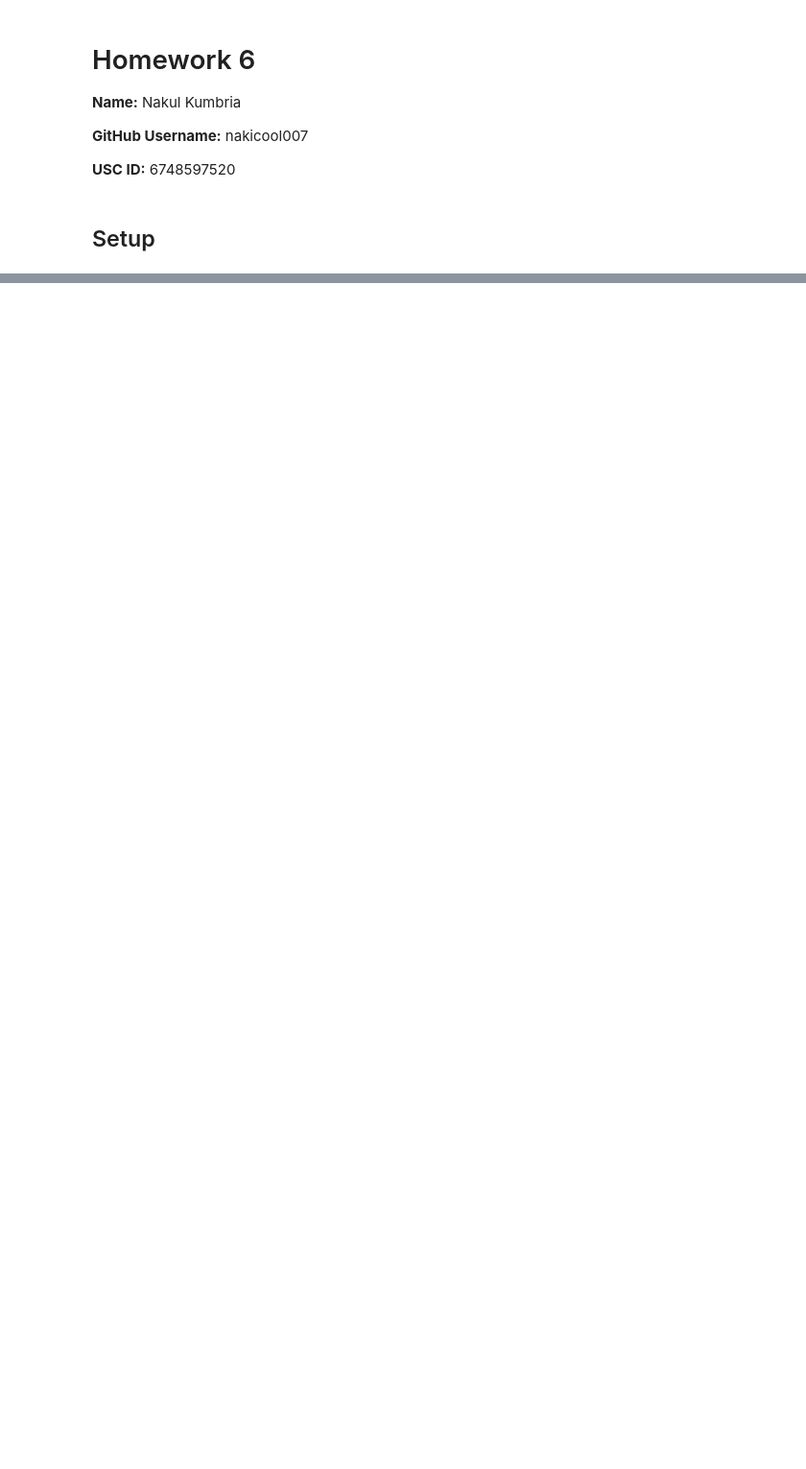
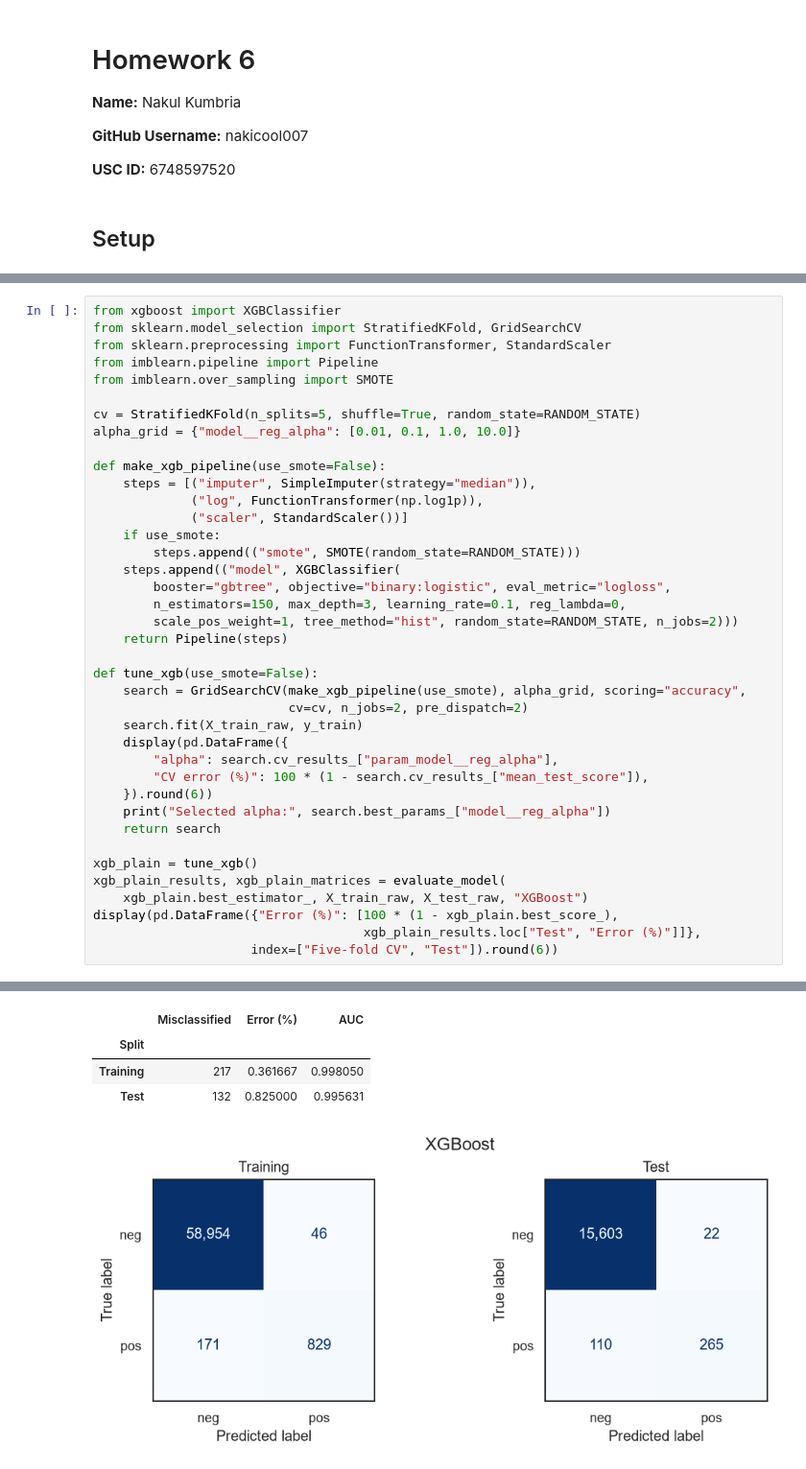
Before and after one commit to nakicool007/aps-failure-classification, a Jupyter notebook: notebook/Kumbria_Nakul_HW6.ipynb, the cells around one changed output, grey strips where cells are left out. Shown at 96% size. Drawn from its saved outputs; the diff is of its cells as text; blank space fills up the shorter version.

```diff
--- a/notebook/Kumbria_Nakul_HW6.ipynb
+++ b/notebook/Kumbria_Nakul_HW6.ipynb
@@ -1558,0 +331,40 @@ after adding this point. The lower-right panel shows the added observation as a
+# %%
+from xgboost import XGBClassifier
+from sklearn.model_selection import StratifiedKFold, GridSearchCV
+from sklearn.preprocessing import FunctionTransformer, StandardScaler
+from imblearn.pipeline import Pipeline
+from imblearn.over_sampling import SMOTE
+
+cv = StratifiedKFold(n_splits=5, shuffle=True, random_state=RANDOM_STATE)
+alpha_grid = {"model__reg_alpha": [0.01, 0.1, 1.0, 10.0]}
+
+def make_xgb_pipeline(use_smote=False):
+    steps = [("imputer", SimpleImputer(strategy="median")),
+             ("log", FunctionTransformer(np.log1p)),
+             ("scaler", StandardScaler())]
+    if use_smote:
+        steps.append(("smote", SMOTE(random_state=RANDOM_STATE)))
+    steps.append(("model", XGBClassifier(
+        booster="gbtree", objective="binary:logistic", eval_metric="logloss",
+        n_estimators=150, max_depth=3, learning_rate=0.1, reg_lambda=0,
+        scale_pos_weight=1, tree_method="hist", random_state=RANDOM_STATE, n_jobs=2)))
+    return Pipeline(steps)
+
+def tune_xgb(use_smote=False):
+    search = GridSearchCV(make_xgb_pipeline(use_smote), alpha_grid, scoring="accuracy",
+                          cv=cv, n_jobs=2, pre_dispatch=2)
+    search.fit(X_train_raw, y_train)
+    display(pd.DataFrame({
+        "alpha": search.cv_results_["param_model__reg_alpha"],
+        "CV error (%)": 100 * (1 - search.cv_results_["mean_test_score"]),
+    }).round(6))
+    print("Selected alpha:", search.best_params_["model__reg_alpha"])
+    return search
+
+xgb_plain = tune_xgb()
+xgb_plain_results, xgb_plain_matrices = evaluate_model(
+    xgb_plain.best_estimator_, X_train_raw, X_test_raw, "XGBoost")
+display(pd.DataFrame({"Error (%)": [100 * (1 - xgb_plain.best_score_),
+                                    xgb_plain_results.loc["Test", "Error (%)"]]},
+                     index=["Five-fold CV", "Test"]).round(6))
+# %% [output]
@@ -1558,0 +377,5 @@ after adding this point. The lower-right panel shows the added observation as a
+|  | Misclassified | Error (%) | AUC |
+| Split |  |  |  |
+| Training | 217 | 0.361667 | 0.998050 |
+| Test | 132 | 0.825000 | 0.995631 |
+[figure, added]
```
Also changed, not shown: parts of 78 cells of this notebook, 1 other file.
